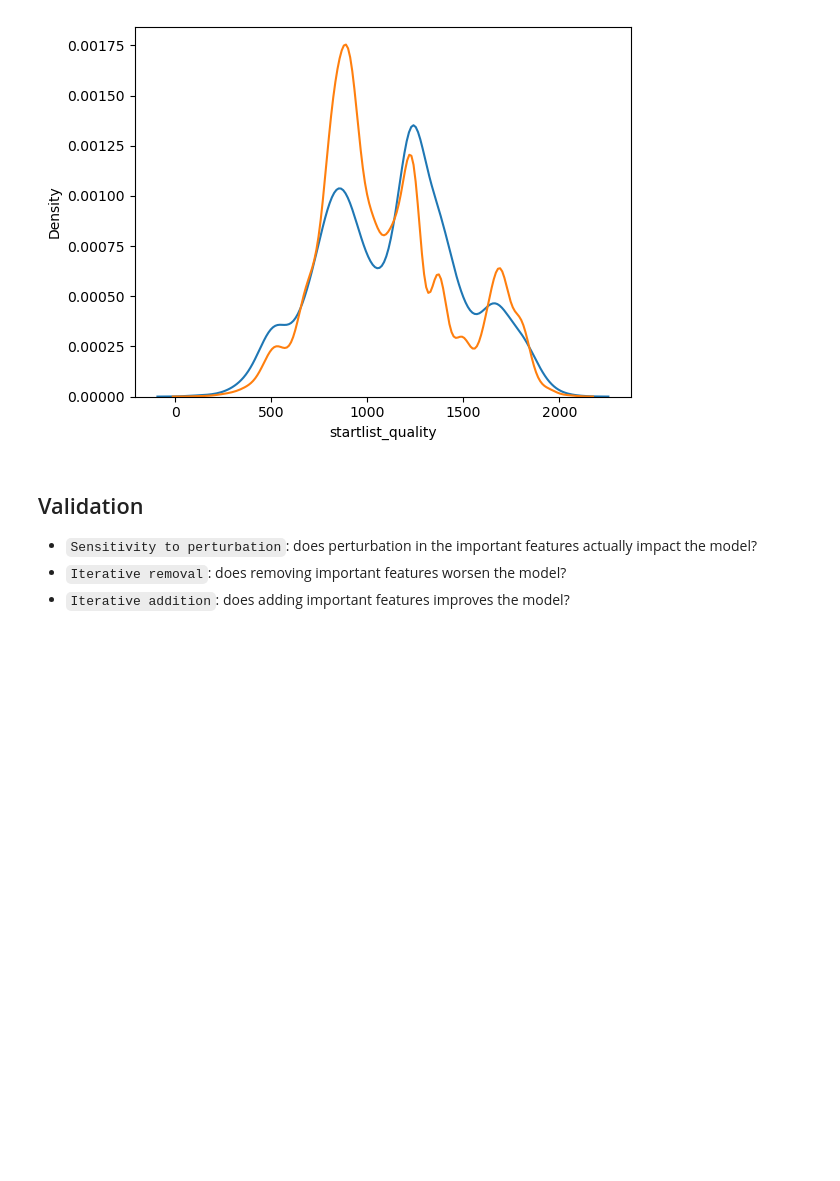
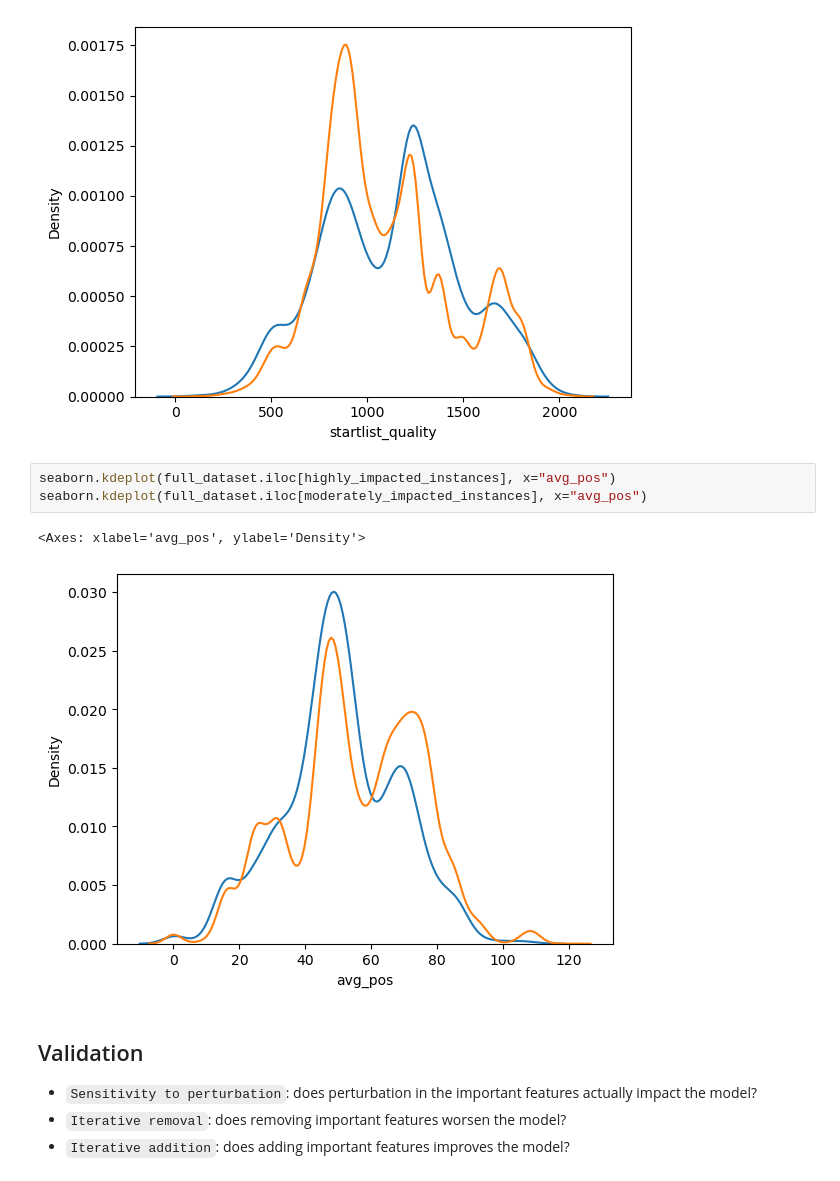
Before and after one commit to DadeOrsu/dm_project24_group_6, a Jupyter notebook: src/task5_xai/xgbc_explanation.ipynb, the cells around one changed output. Cells and saved outputs as stored; diff of their text form; blank space fills up the shorter version.

```diff
--- a/src/task5_xai/xgbc_explanation.ipynb
+++ b/src/task5_xai/xgbc_explanation.ipynb
@@ -377,6 +375,12 @@ seaborn.kdeplot(full_dataset.iloc[moderately_impacted_instances], x="startlist_q
 # %% [output]
 <Axes: xlabel='startlist_quality', ylabel='Density'>
 [figure]
+# %%
+seaborn.kdeplot(full_dataset.iloc[highly_impacted_instances], x="avg_pos")
+seaborn.kdeplot(full_dataset.iloc[moderately_impacted_instances], x="avg_pos")
+# %% [output]
+<Axes: xlabel='avg_pos', ylabel='Density'>
+[figure, added]
 # %% [markdown]
 ## Validation
 - `Sensitivity to perturbation`: does perturbation in the important features actually impact the model?
```
Also changed, not shown: parts of 14 cells of this notebook.
